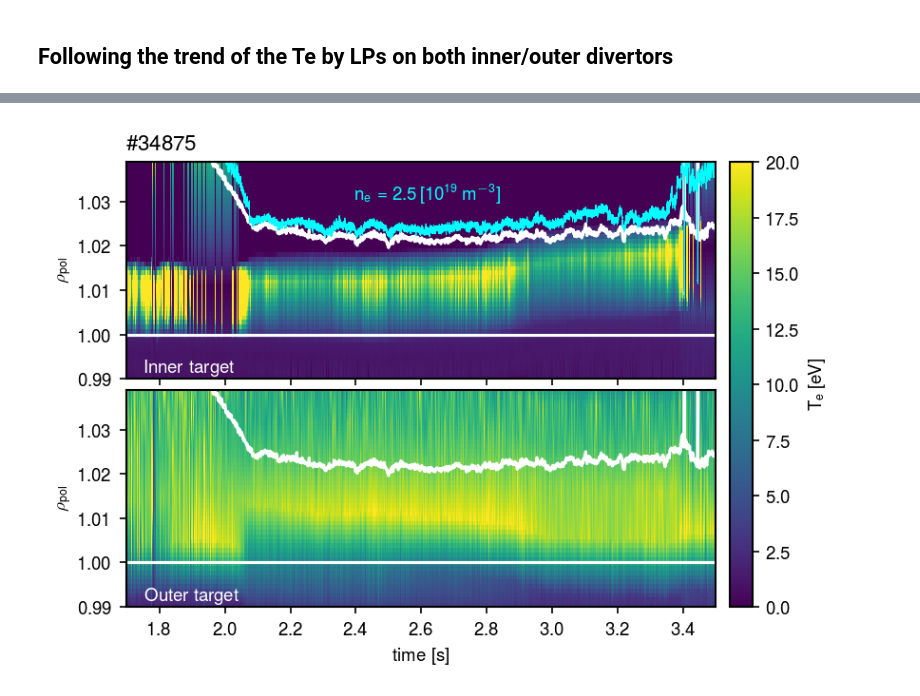
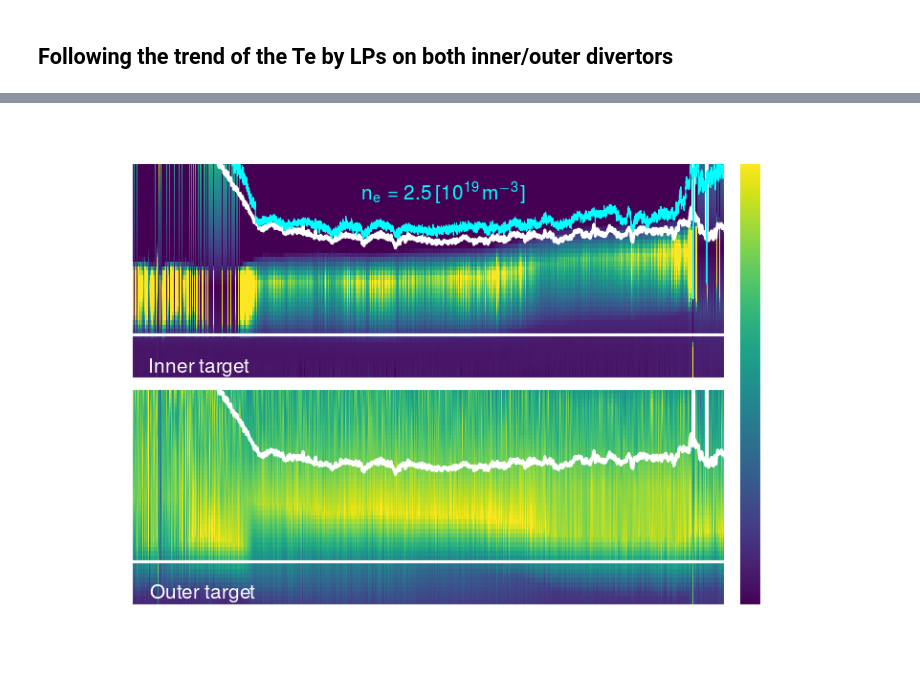
Before and after one commit to guimarais/Shoulder, a Jupyter notebook: Temperature_LPs.ipynb, the cells around one changed output, grey strips where cells are left out. Drawn from its saved outputs; the diff is of its cells as text; code cells hidden in the pictures.

```diff
--- a/Temperature_LPs.ipynb
+++ b/Temperature_LPs.ipynb
@@ -4,9 +4,9 @@
 import matplotlib.pyplot as plt
 import numpy as np
 from readStark import *
-from rhosep2 import rhosep2
-from getsig import getsig
-plt.style.use('helvet2')
+from ipfnpytools.rhosep2 import rhosep2
+from ipfnpytools.getsig import getsig
+plt.style.use('helvet2dark')
 # %%
 shotnr = 34875
 te_in = readDivData('./Support_Files/3D_34875_te_in.dat')
@@ -25,34 +26,36 @@ rsep2 = rhosep2(shotnr, te_in.time)
 # %%
 fig, ax = plt.subplots(nrows=2, sharex=True, figsize=(6,4), dpi=150)
 
+clrmap = 'viridis'
+
 ax[0].set_title('\#34875', loc='left')
-ax[0].pcolormesh(te_in.time, te_in.deltas, te_in.data, shading='goraud', vmin=0.0, vmax=20)
+ax[0].pcolormesh(te_in.time, te_in.deltas, te_in.data, shading='goraud', vmin=0.0, vmax=20, cmap=clrmap)
 ax[0].axhline(1.0, color='white')
 ax[0].plot(te_in.time, rsep2, color=r'white')
 ax[0].set_ylim(np.min(te_in.deltas)+0.01,np.max(te_in.deltas))
 ax[0].set_ylabel(r'$\mathrm{\rho_{pol}}$')
 ax[0].text(0.03, 0.03, 'Inner target', color='white', transform=ax[0].transAxes)
 
 refclr = r'cyan'
 ax[0].plot(hfsrho.time, hfsrho.data[:,9], color=refclr,lw=0.5)
 ax[0].text(2.4, 1.03, r'$\mathrm{n_e=2.5\,[10^{19}\,m^{-3}]}$', color=refclr)
 
-clm1 = ax[1].pcolormesh(te_ou.time, te_ou.deltas, te_ou.data, shading='goraud', vmin=0.0, vmax=20)
+clm1 = ax[1].pcolormesh(te_ou.time, te_ou.deltas, te_ou.data, shading='goraud', vmin=0.0, vmax=20, cmap=clrmap)
 ax[1].axhline(1.0, color='white')
 ax[1].plot(te_in.time, rsep2, color=r'white')
 ax[1].set_ylim(np.min(te_in.deltas),np.max(te_in.deltas))
 ax[1].set_ylim(np.min(te_in.deltas)+0.01,np.max(te_in.deltas))
 ax[1].set_ylabel(r'$\mathrm{\rho_{pol}}$')
 ax[1].text(0.03, 0.03, 'Outer target', color='white', transform=ax[1].transAxes)
 ax[1].set_xlabel('time [s]')
 ax[1].set_xlim(np.min(te_in.time),np.max(te_in.time))
 plt.tight_layout()
 plt.subplots_adjust(hspace=0.05, left=0.12, right=0.95)
 
 clb = fig.colorbar(clm1, ax=ax.ravel().tolist(),pad=0.02)
 clb.set_label(r'$\mathrm{T_{e}\,[eV]}$',rotation=90)
 
-plt.savefig('./Figures/temp_LP_34875.png', dpi=200)
+plt.savefig('./Figures/temp_LP_34875.png', dpi=200, transparent=True)
 plt.show()
 # %% [output]
-[figure, old version]
+[figure, new version]
```
Also changed, not shown: parts of 1 cell of this notebook, 6 other files.
